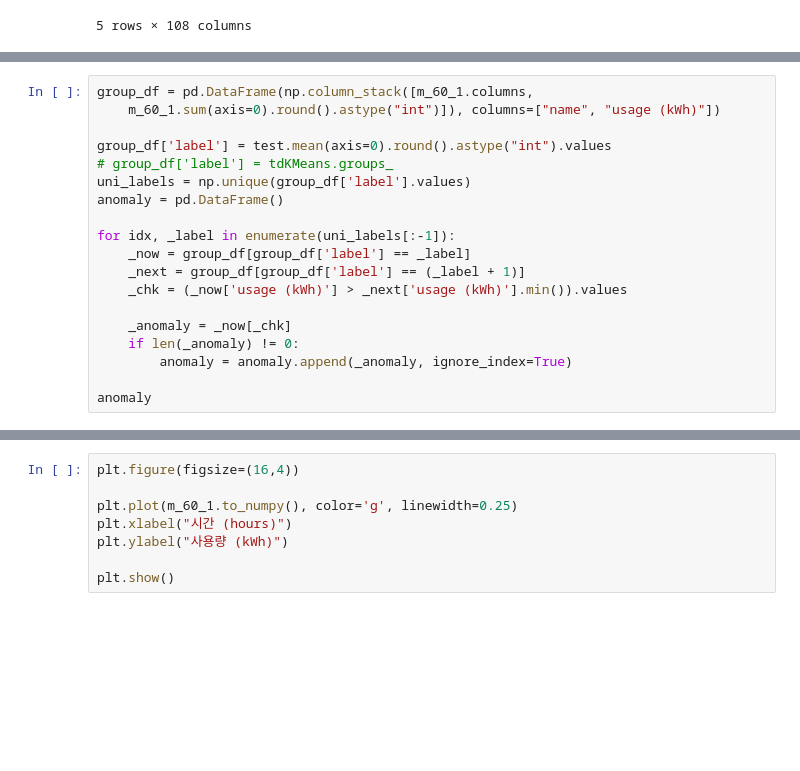
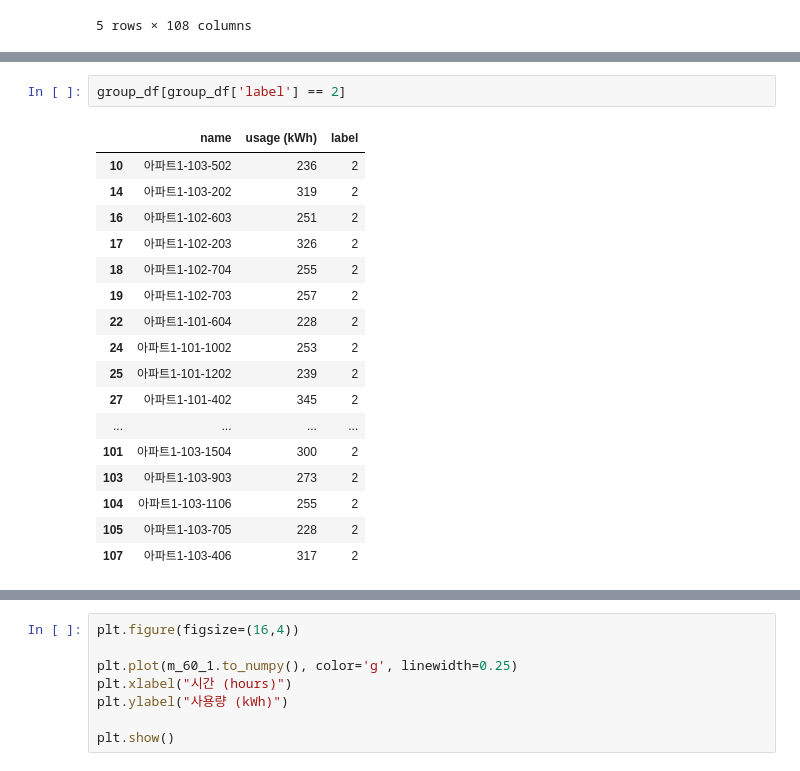
Before and after one commit to formegusto/distribution-public-fee, a Jupyter notebook: pt5.Time Division KMeans.ipynb, the cells around one changed output, grey strips where cells are left out. Drawn from its saved outputs; the diff is of its cells as text; blank space fills up the shorter version.

Commit message:
update : 마의,, anomaly part 완료,,

```diff
--- a/pt5.Time Division KMeans.ipynb
+++ b/pt5.Time Division KMeans.ipynb
@@ -121,19 +135,0 @@ array([0, 0, 0, 0, 0, 1, 1, 2, 0, 1, 2, 3, 1, 3, 2, 4, 2, 2, 2, 2, 3, 1,
-# %%
-group_df = pd.DataFrame(np.column_stack([m_60_1.columns,
-    m_60_1.sum(axis=0).round().astype("int")]), columns=["name", "usage (kWh)"])
-
-group_df['label'] = test.mean(axis=0).round().astype("int").values
-# group_df['label'] = tdKMeans.groups_
-uni_labels = np.unique(group_df['label'].values)
-anomaly = pd.DataFrame()
-
-for idx, _label in enumerate(uni_labels[:-1]):
-    _now = group_df[group_df['label'] == _label]
-    _next = group_df[group_df['label'] == (_label + 1)]
-    _chk = (_now['usage (kWh)'] > _next['usage (kWh)'].min()).values
-
-    _anomaly = _now[_chk]
-    if len(_anomaly) != 0:
-        anomaly = anomaly.append(_anomaly, ignore_index=True)
-
-anomaly
@@ -158,0 +201,20 @@ Length: 108, dtype: int64
+# %%
+group_df[group_df['label'] == 2]
+# %% [output]
+|  | name | usage (kWh) | label |
+| 10 | 아파트1-103-502 | 236 | 2 |
+| 14 | 아파트1-103-202 | 319 | 2 |
+| 16 | 아파트1-102-603 | 251 | 2 |
+| 17 | 아파트1-102-203 | 326 | 2 |
+| 18 | 아파트1-102-704 | 255 | 2 |
+| 19 | 아파트1-102-703 | 257 | 2 |
+| 22 | 아파트1-101-604 | 228 | 2 |
+| 24 | 아파트1-101-1002 | 253 | 2 |
+| 25 | 아파트1-101-1202 | 239 | 2 |
+| 27 | 아파트1-101-402 | 345 | 2 |
+| ... | ... | ... | ... |
+| 101 | 아파트1-103-1504 | 300 | 2 |
+| 103 | 아파트1-103-903 | 273 | 2 |
+| 104 | 아파트1-103-1106 | 255 | 2 |
+| 105 | 아파트1-103-705 | 228 | 2 |
+| 107 | 아파트1-103-406 | 317 | 2 |
```
Also changed, not shown: parts of 27 cells of this notebook, 4 other files.
